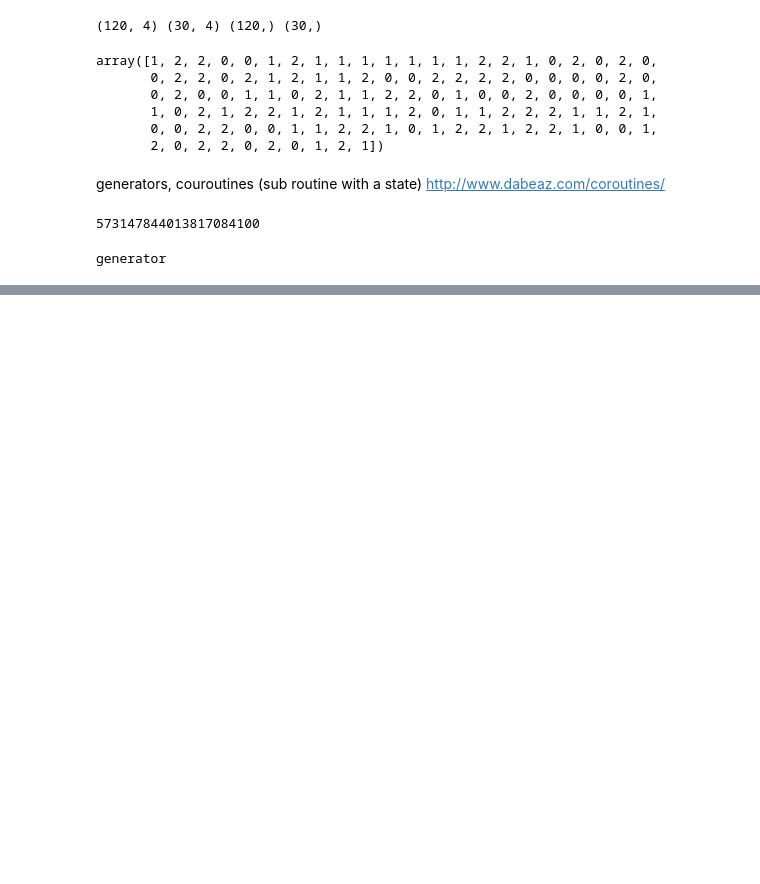
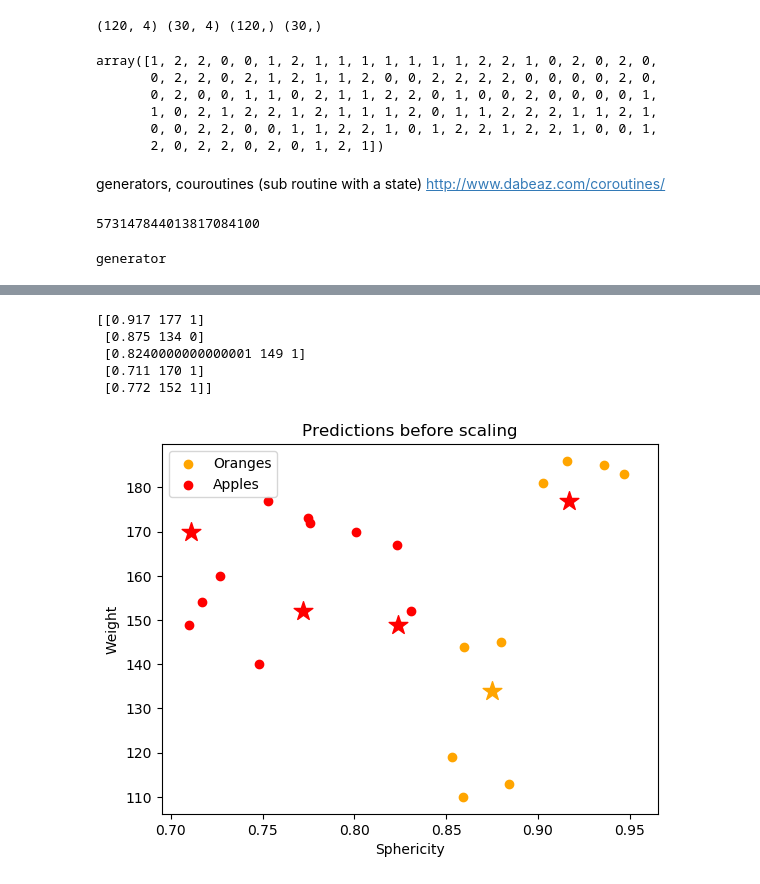
Before and after one commit to shrys/notebooks, a Jupyter notebook: 0/4-20_classification.ipynb, the cells around one changed output, grey strips where cells are left out. Cells and saved outputs as stored; diff of their text form; code cells hidden in the pictures; blank space fills up the shorter version.

```diff
--- a/0/4-20_classification.ipynb
+++ b/0/4-20_classification.ipynb
@@ -64,0 +144,4 @@ generator
+# %%
+test1 = test.values[:,1:3]
+# %%
+pred1 = neigh.predict(test1)
@@ -64,0 +171,27 @@ generator
+# %%
+import numpy as np
+pred2 = np.column_stack((test1,pred1.T))
+print(pred2)
+# %% [output]
+[[0.917 177 1]
+ [0.875 134 0]
+ [0.8240000000000001 149 1]
+ [0.711 170 1]
+ [0.772 152 1]]
+# %%
+plt.style.use('default')
+oranges = train[train.labels == 0]
+apples = train[train.labels == 1]
+oranges1 = pred2[pred2[:,2]==0]
+apples1 = pred2[pred2[:,2]==1]
+plt.scatter(oranges.Sphericity, oranges.Weight,color='orange',marker='o')
+plt.scatter(apples.Sphericity, apples.Weight,color='red',marker='o')
+plt.scatter(oranges1[:,0],oranges1[:,1],color='orange',marker='*',s=200)
+plt.scatter(apples1[:,0],apples1[:,1],color='red',marker='*',s=200)
+plt.xlabel('Sphericity')
+plt.ylabel('Weight')
+plt.legend(['Oranges','Apples'])
+plt.title('Predictions before scaling')
+plt.show()
+# %% [output]
+[figure, added]
```
Also changed, not shown: parts of 31 cells of this notebook, 1 other file.
